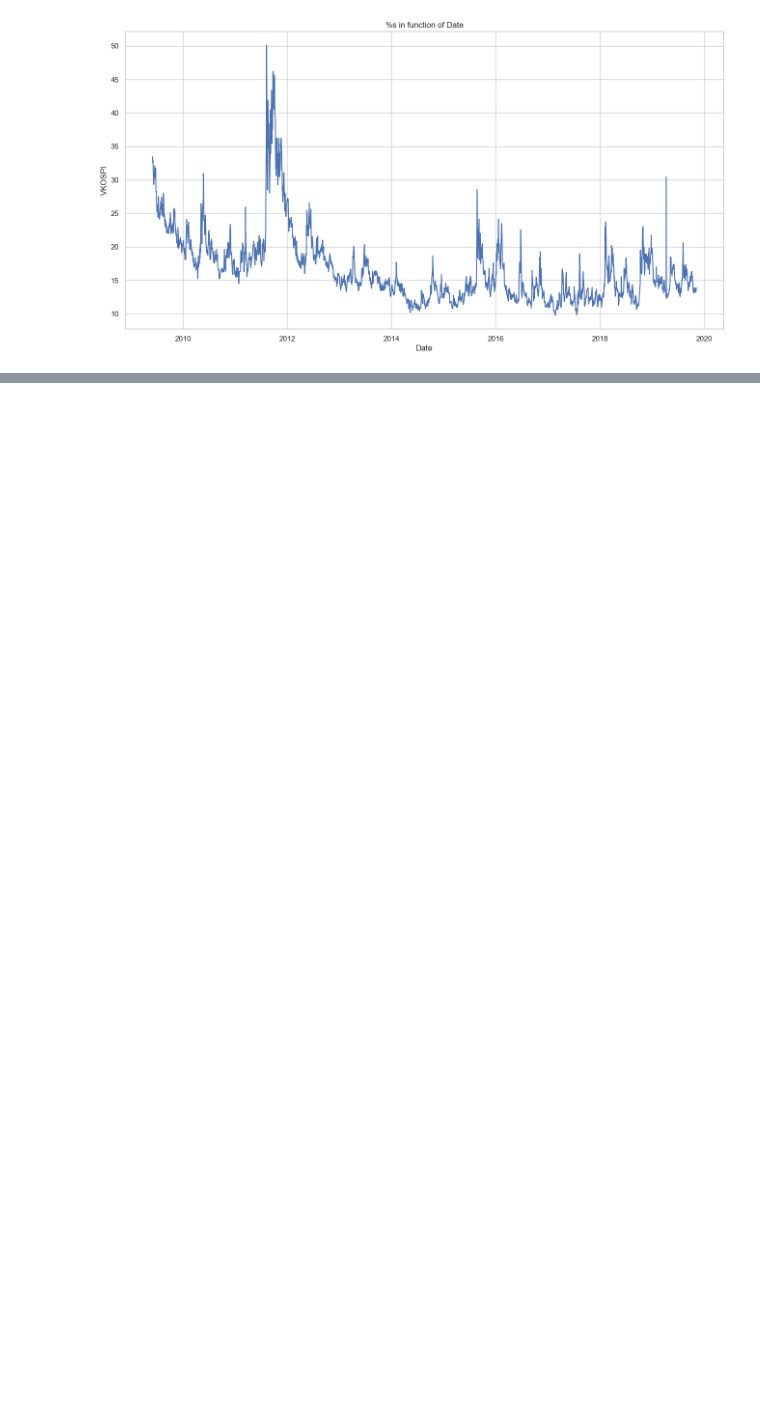
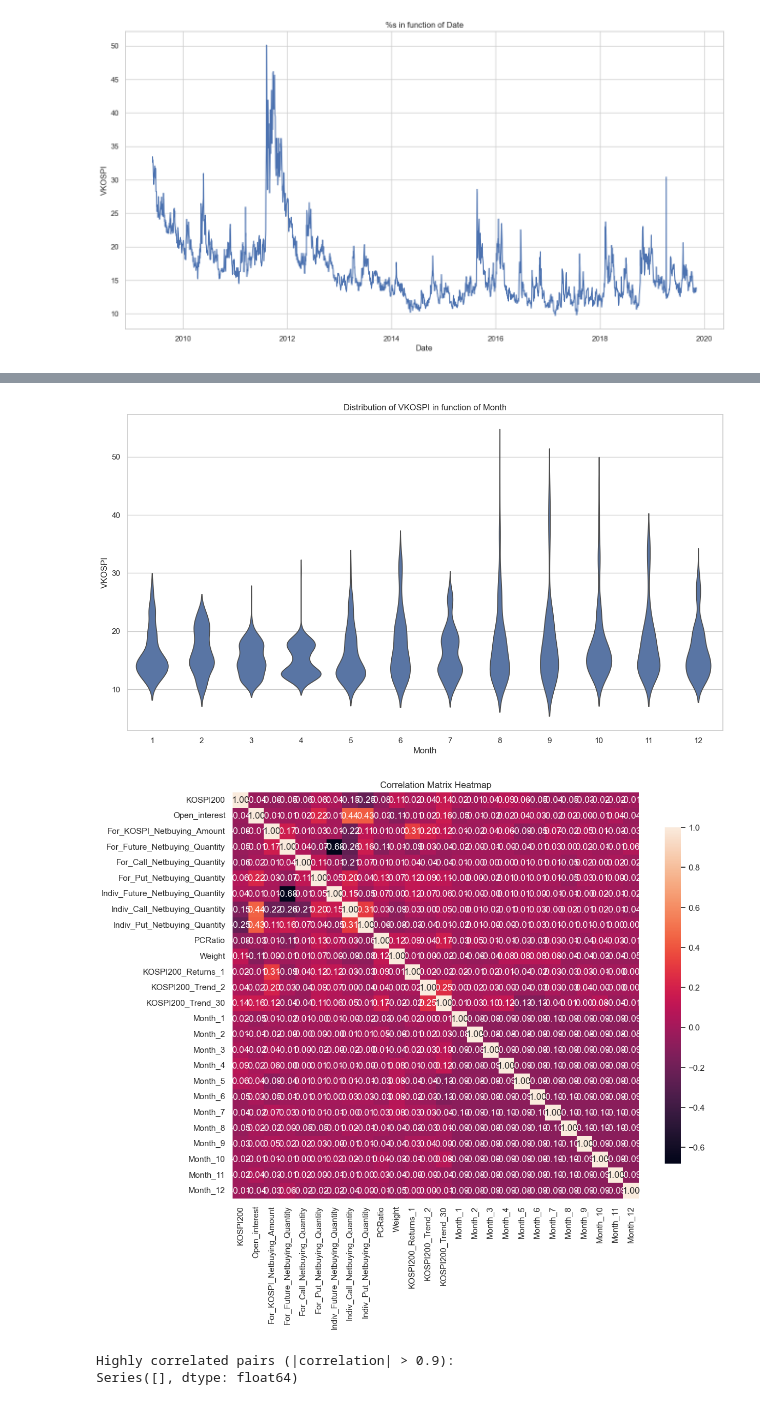
Before and after one commit to nbm6d3tp/Predict_VKOSPI, a Jupyter notebook: Main.ipynb, the cells around one changed output, grey strips where cells are left out. Saved outputs shown, nothing was run; the diff lists cells and outputs as text; code cells hidden in the pictures; blank space fills up the shorter version.

```diff
--- a/Main.ipynb
+++ b/Main.ipynb
@@ -427,0 +496,15 @@ TypeError: train_predict() got an unexpected keyword argument 'metric'
+# %%
+df["Month"] = pd.to_datetime(df.index, format="%d-%m-%Y").month
+make_violin_plot("Month")
+
+original_columns = df.columns.tolist()
+df = pd.get_dummies(df, columns=["Month"])
+added_columns = [col for col in df.columns.tolist() if col not in original_columns]
+predictors = predictors + added_columns
+
+display_correlation_matrix()
+# %% [output]
+[figure, added]
+[figure, added]
+Highly correlated pairs (|correlation| > 0.9):
+Series([], dtype: float64)
```
Also changed, not shown: parts of 58 cells of this notebook.
